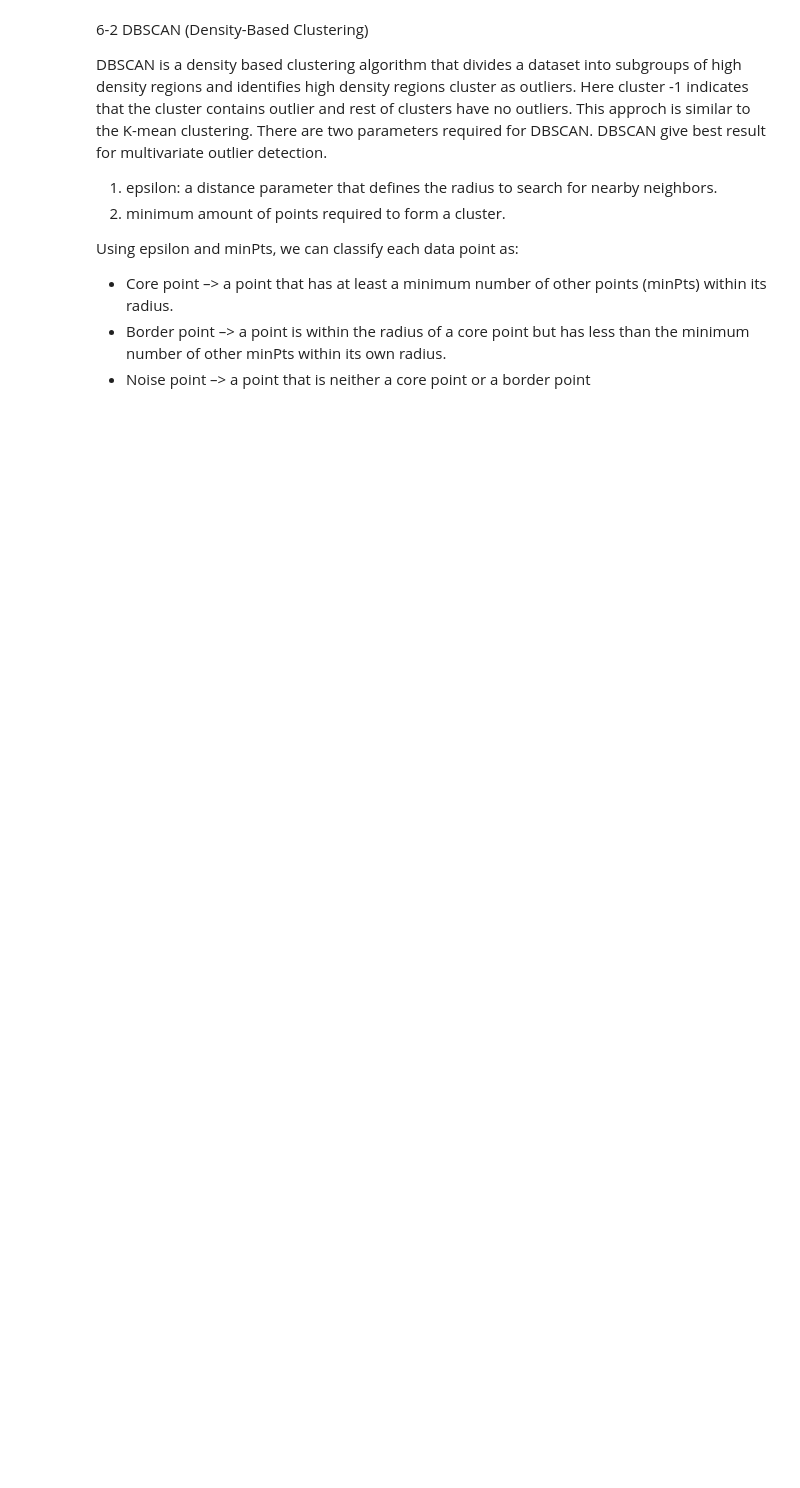
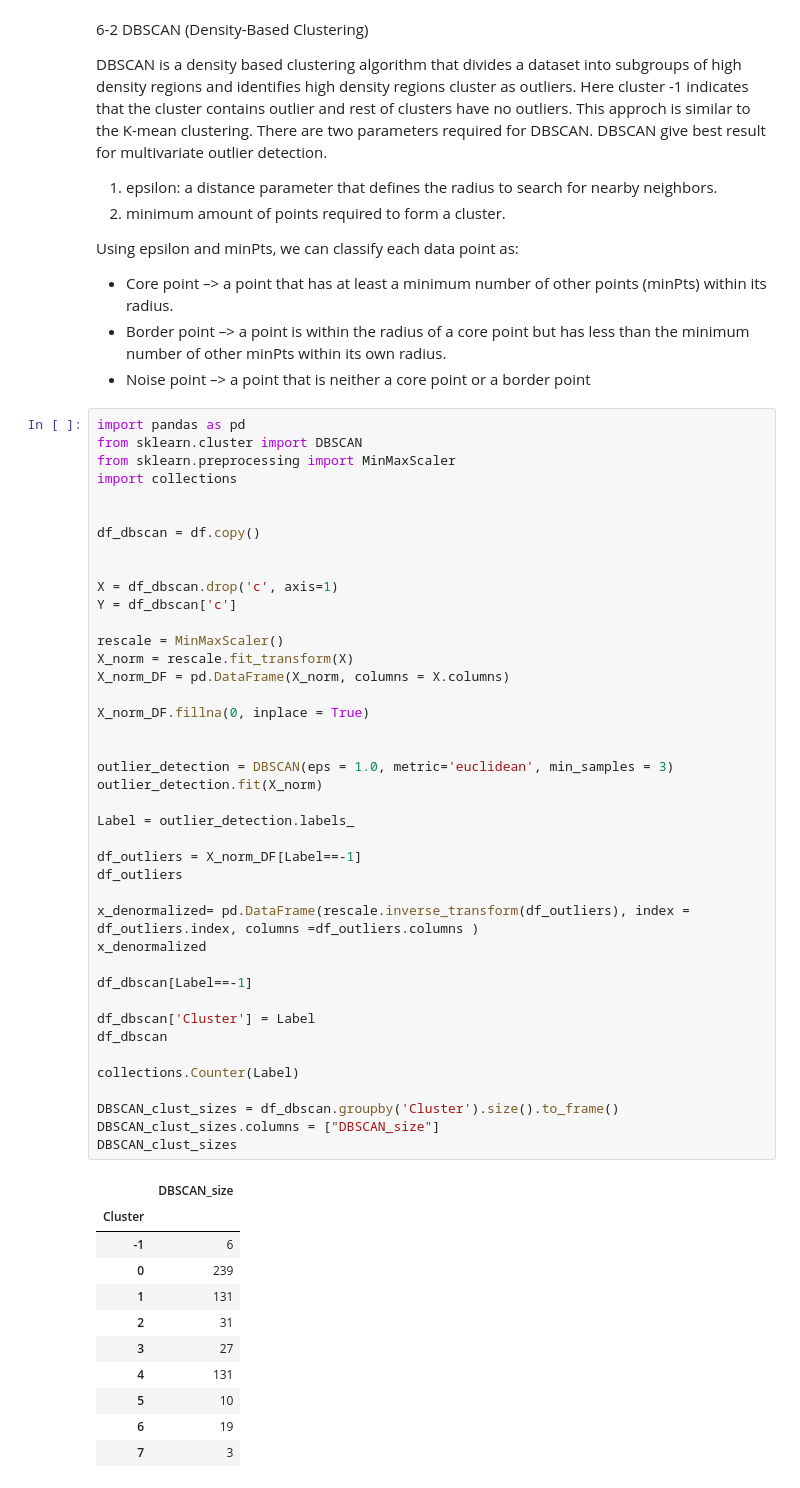
Before and after one commit to majidgolbaz/Heart-Failure-Prediction, a Jupyter notebook: Pre-Processing/outlierHandelling.ipynb, the cells around one changed output. Saved outputs shown, nothing was run; the diff lists cells and outputs as text; blank space fills up the shorter version.

Commit message:
[ADD-MGO] ADD SOME MODEL BASED METHOD FOR DETECTING AND HANDELING OUTLIERS

```diff
--- a/Pre-Processing/outlierHandelling.ipynb
+++ b/Pre-Processing/outlierHandelling.ipynb
@@ -401,3 +404,56 @@ Using epsilon and minPts, we can classify each data point as:
 * Core point –> a point that has at least a minimum number of other points (minPts) within its radius.
 * Border point –> a point is within the radius of a core point but has less than the minimum number of other minPts within its own radius.
 * Noise point –> a point that is neither a core point or a border point
+# %%
+import pandas as pd
+from sklearn.cluster import DBSCAN
+from sklearn.preprocessing import MinMaxScaler
+import collections
+
+
+df_dbscan = df.copy()
+
+
+X = df_dbscan.drop('c', axis=1)
+Y = df_dbscan['c']
+
+rescale = MinMaxScaler()
+X_norm = rescale.fit_transform(X)
+X_norm_DF = pd.DataFrame(X_norm, columns = X.columns)
+
+X_norm_DF.fillna(0, inplace = True)
+
+
+outlier_detection = DBSCAN(eps = 1.0, metric='euclidean', min_samples = 3)
+outlier_detection.fit(X_norm)
+
+Label = outlier_detection.labels_
+
+df_outliers = X_norm_DF[Label==-1]
+df_outliers
+
+x_denormalized= pd.DataFrame(rescale.inverse_transform(df_outliers), index = df_outliers.index, columns =df_outliers.columns )
+x_denormalized
+
+df_dbscan[Label==-1]
+
+df_dbscan['Cluster'] = Label
+df_dbscan
+
+collections.Counter(Label)
+
+DBSCAN_clust_sizes = df_dbscan.groupby('Cluster').size().to_frame()
+DBSCAN_clust_sizes.columns = ["DBSCAN_size"]
+DBSCAN_clust_sizes
+# %% [output]
+|  | DBSCAN_size |
+| Cluster |  |
+| -1 | 6 |
+| 0 | 239 |
+| 1 | 131 |
+| 2 | 31 |
+| 3 | 27 |
+| 4 | 131 |
+| 5 | 10 |
+| 6 | 19 |
+| 7 | 3 |
```
Also changed, not shown: parts of 5 cells of this notebook.
